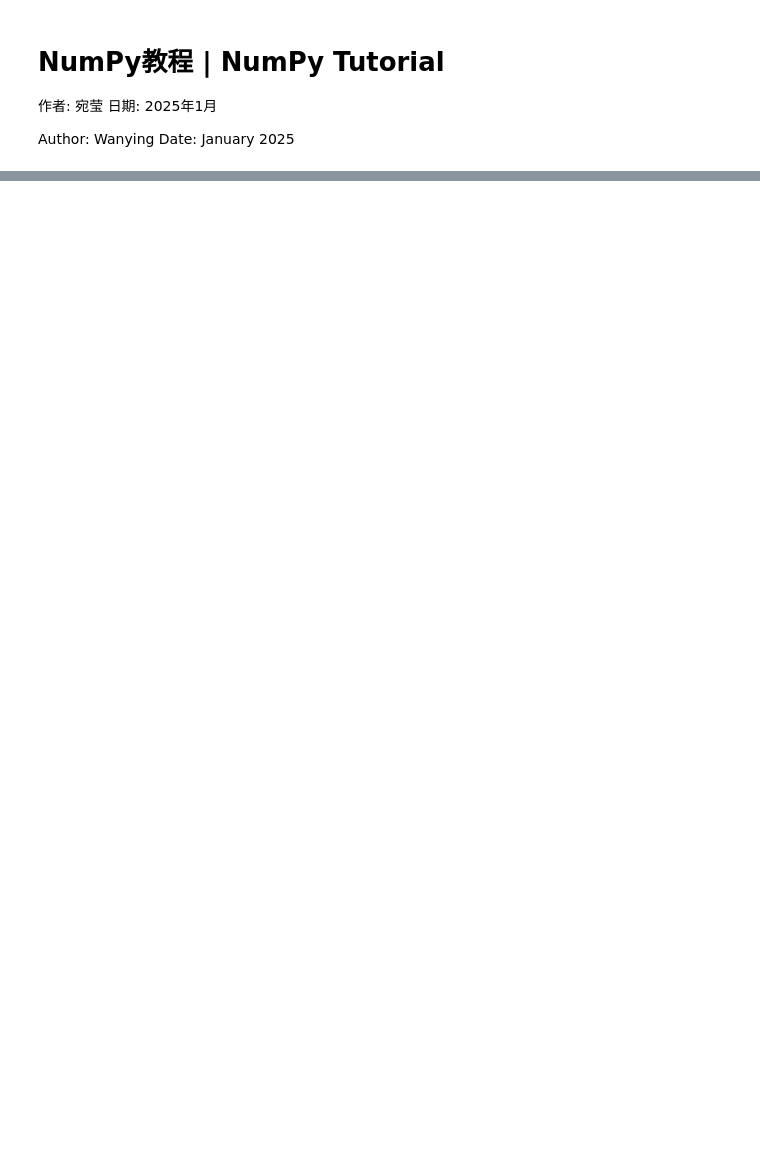
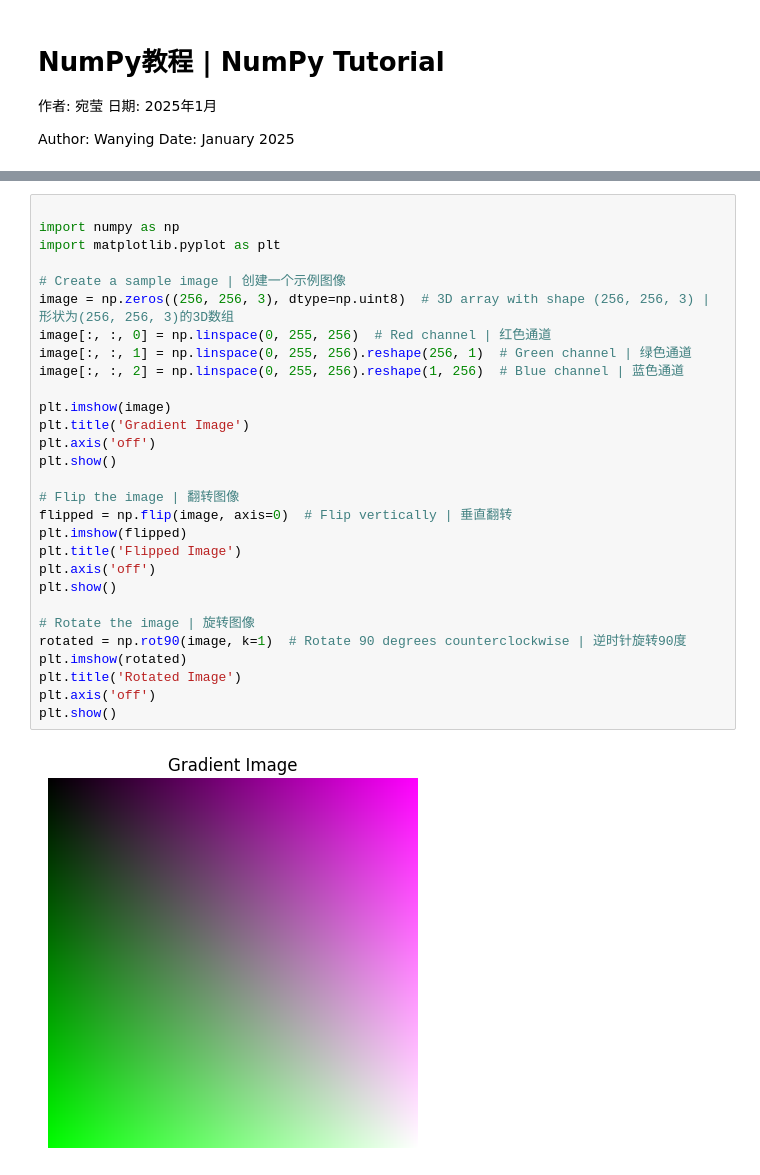
Before and after one commit to wanyingling/Python-Study-Notes, a Jupyter notebook: 2_Python_Data_Cleaning/2_ch1_Numpy/2_ch1_Numpy.ipynb, the cells around one changed output, grey strips where cells are left out. Drawn from its saved outputs; the diff is of its cells as text; blank space fills up the shorter version.

```diff
--- a/2_Python_Data_Cleaning/2_ch1_Numpy/2_ch1_Numpy.ipynb
+++ b/2_Python_Data_Cleaning/2_ch1_Numpy/2_ch1_Numpy.ipynb
@@ -833,0 +463,31 @@ print(a + 10)
+# %%
+
+import numpy as np
+import matplotlib.pyplot as plt
+
+# Create a sample image | 创建一个示例图像
+image = np.zeros((256, 256, 3), dtype=np.uint8)  # 3D array with shape (256, 256, 3) | 形状为(256, 256, 3)的3D数组
+image[:, :, 0] = np.linspace(0, 255, 256)  # Red channel | 红色通道
+image[:, :, 1] = np.linspace(0, 255, 256).reshape(256, 1)  # Green channel | 绿色通道
+image[:, :, 2] = np.linspace(0, 255, 256).reshape(1, 256)  # Blue channel | 蓝色通道
+
+plt.imshow(image)
+plt.title('Gradient Image')
+plt.axis('off')
+plt.show()
+
+# Flip the image | 翻转图像
+flipped = np.flip(image, axis=0)  # Flip vertically | 垂直翻转
+plt.imshow(flipped)
+plt.title('Flipped Image')
+plt.axis('off')
+plt.show()
+
+# Rotate the image | 旋转图像
+rotated = np.rot90(image, k=1)  # Rotate 90 degrees counterclockwise | 逆时针旋转90度
+plt.imshow(rotated)
+plt.title('Rotated Image')
+plt.axis('off')
+plt.show()
+# %% [output]
+[figure, added]
```
Also changed, not shown: parts of 129 cells of this notebook, 5 other files.
